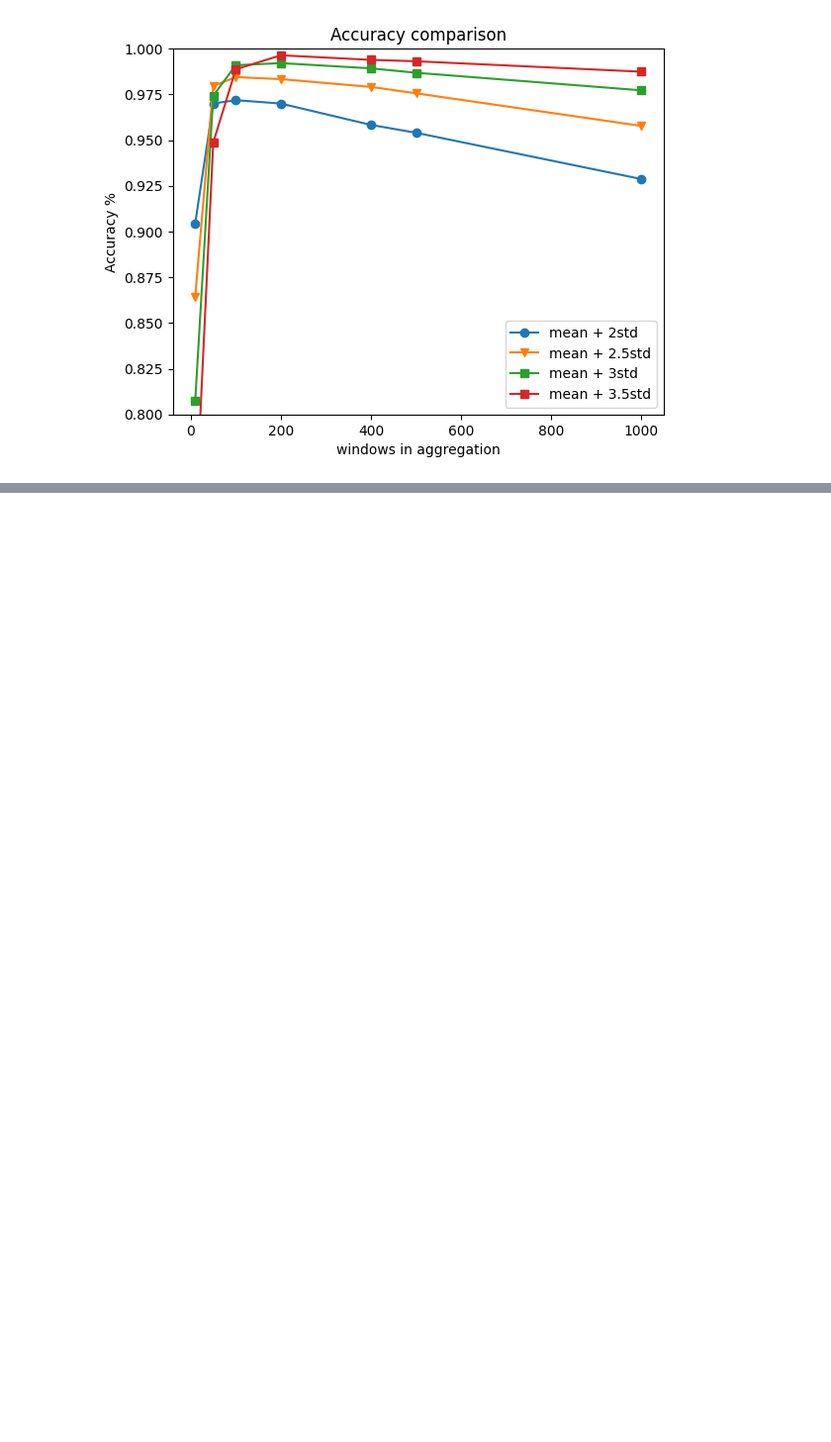
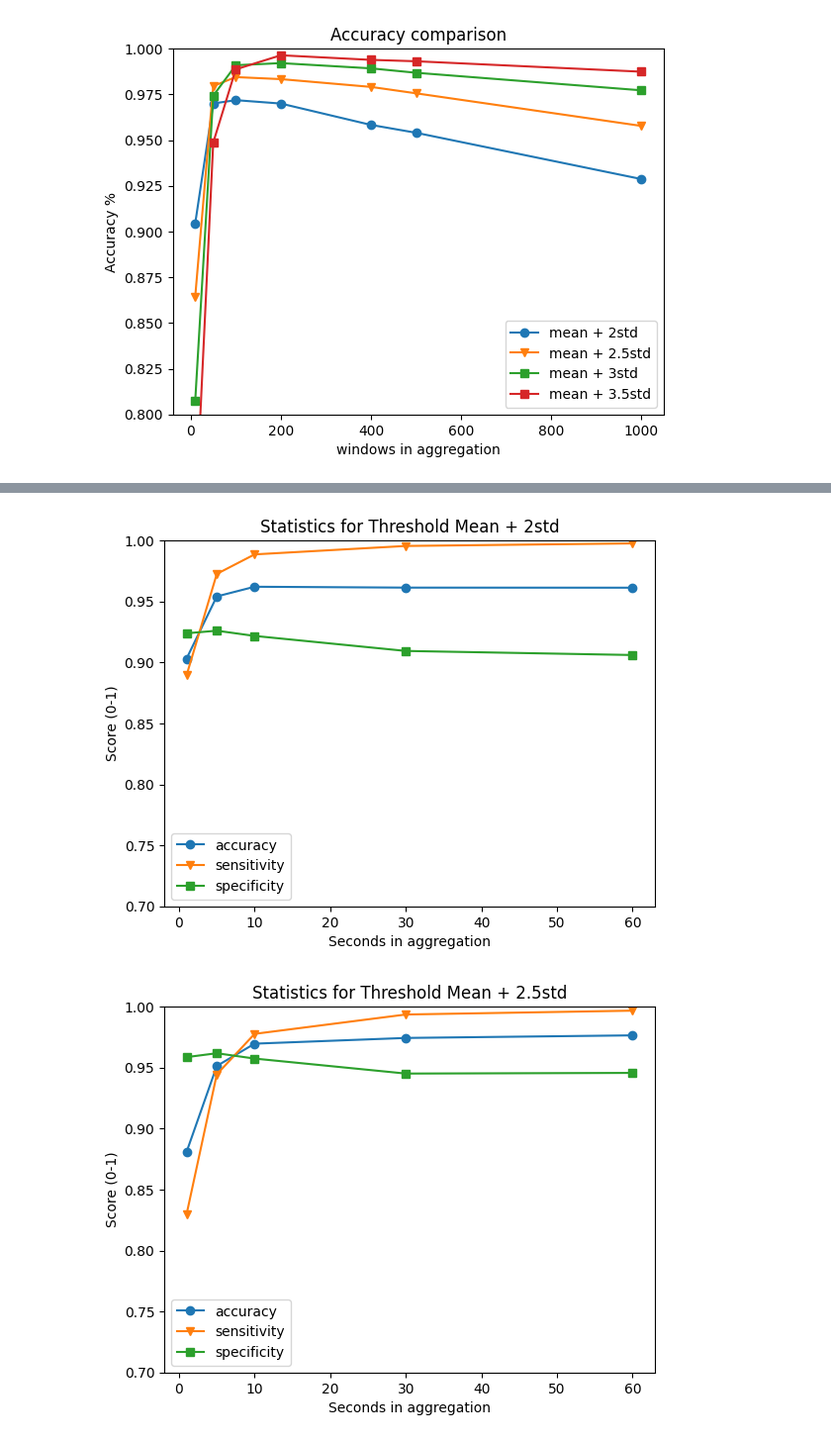
Before and after one commit to YhBedoya/SHM-MAE, a Jupyter notebook: AnomalyDetection on INSIST/AnalysisTrainingResults.ipynb, the cells around one changed output, grey strips where cells are left out. Shown at 99% size. Cells and saved outputs as stored; diff of their text form; code cells hidden in the pictures; blank space fills up the shorter version.

```diff
--- a/AnomalyDetection on INSIST/AnalysisTrainingResults.ipynb
+++ b/AnomalyDetection on INSIST/AnalysisTrainingResults.ipynb
@@ -489,0 +532,24 @@ plt.show()
+# %%
+for thresholdOpt in thresholdsOptions:
+    pltDf = resultsDf[resultsDf["threshold"]==thresholdOpt]
+    x_categories = pltDf["sizeMovingAverage"]
+
+    # Create the plot
+    plt.plot(x_categories, pltDf["accuracy"], marker='o', label='accuracy')
+    plt.plot(x_categories, pltDf["sensitivity"], marker='v', label='sensitivity')
+    plt.plot(x_categories, pltDf["specificity"], marker='s', label='specificity')
+
+    # Add labels and title
+    plt.ylim(0.7, 1)
+    plt.xlabel('Seconds in aggregation')
+    plt.ylabel('Score (0-1)')
+    plt.title(f'Statistics for Threshold Mean + {thresholdOpt}')
+
+    # Add legend
+    plt.legend()
+
+    # Display the plot
+    plt.show()
+# %% [output]
+[figure, added]
+[figure, added]
```
Also changed, not shown: parts of 13 cells of this notebook, 2 other files.
